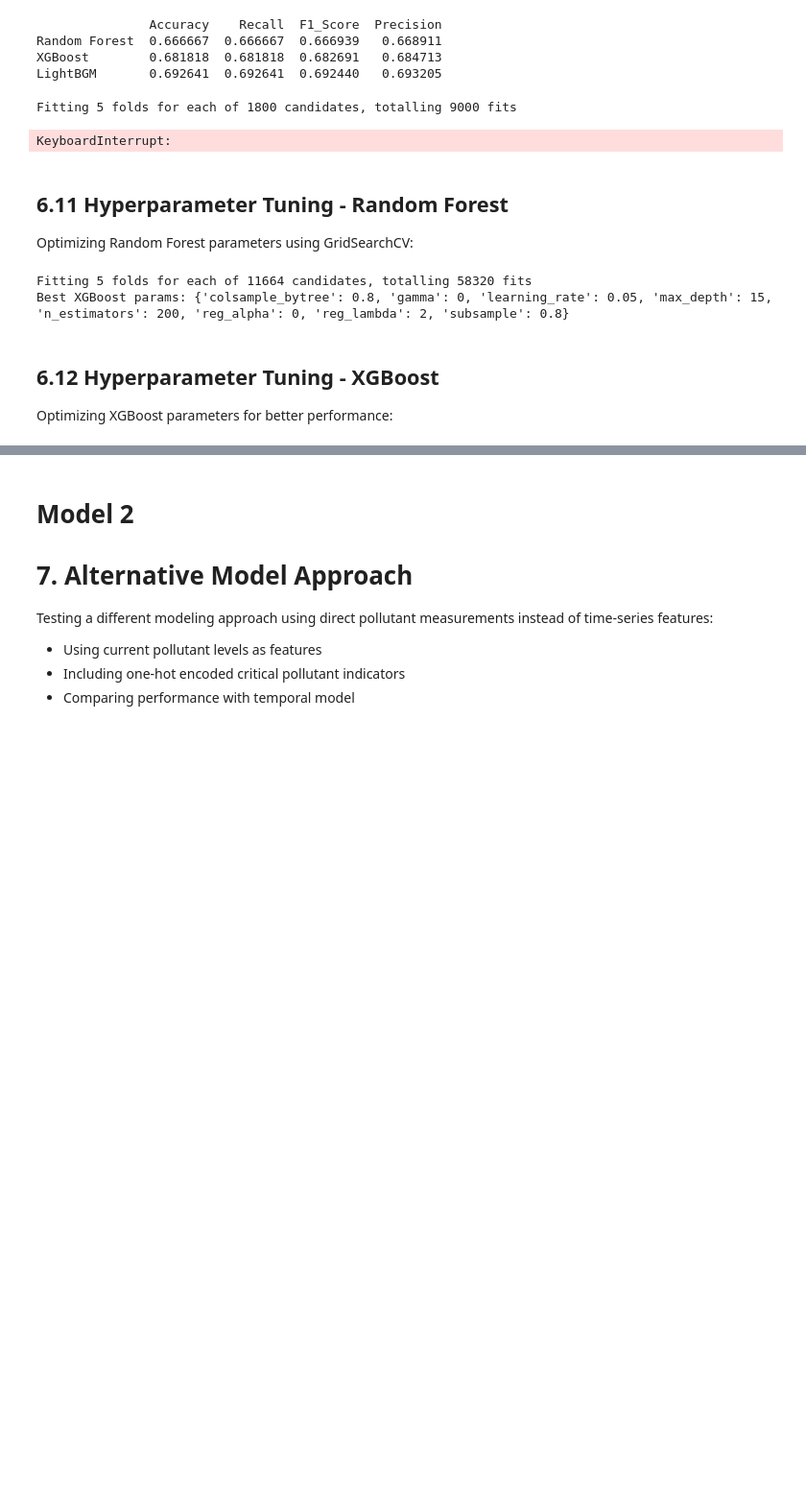
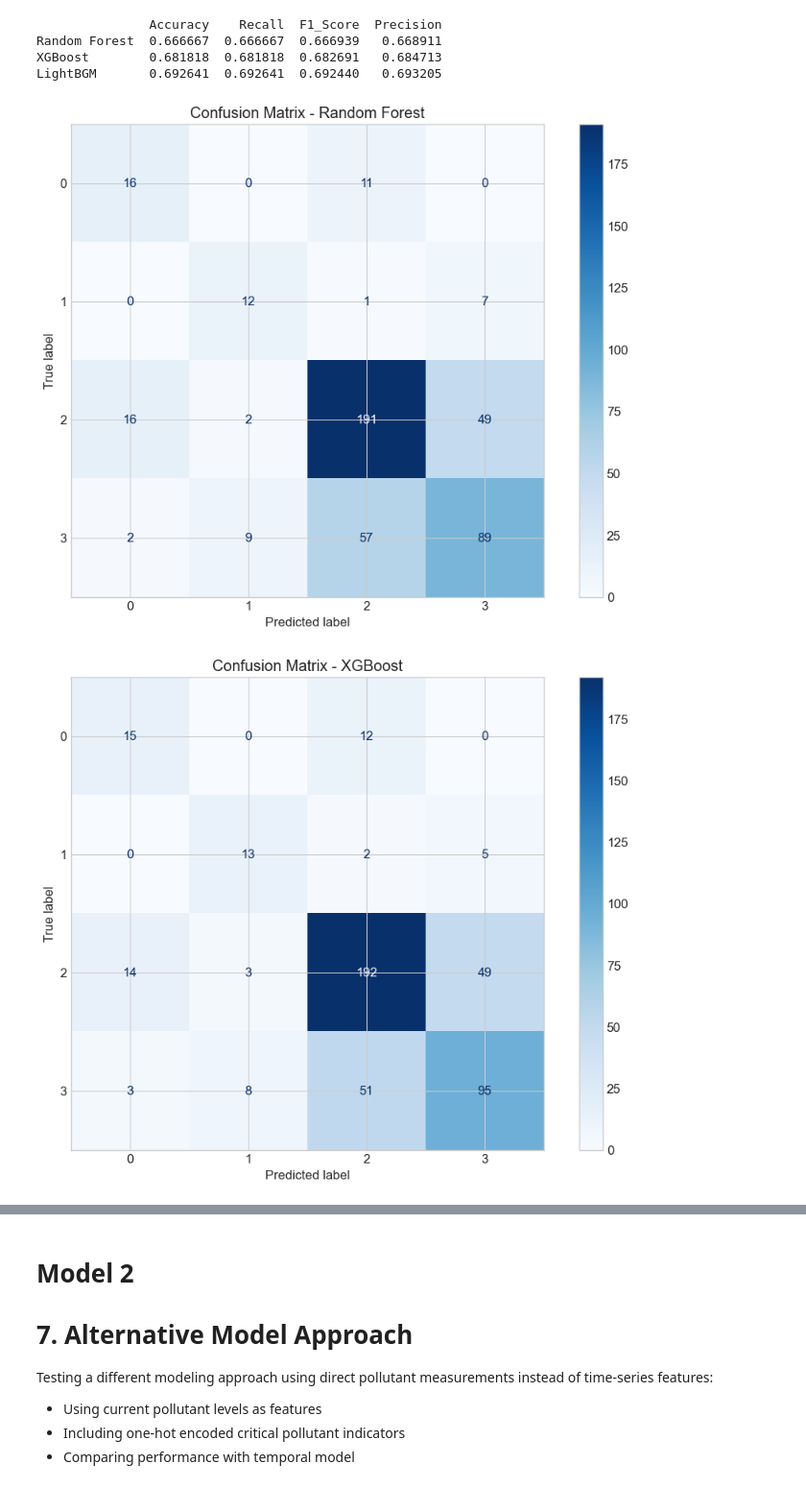
Before and after one commit to NandoG1/Model-Air-Quality-Index-in-Jakarta, a Jupyter notebook: model.ipynb, the cells around one changed output, grey strips where cells are left out. Shown at 96% size. Drawn from its saved outputs; the diff is of its cells as text; code cells hidden in the pictures; blank space fills up the shorter version.

```diff
--- a/model.ipynb
+++ b/model.ipynb
@@ -648,8 +581,6 @@ Mean CV score: 0.8586, Std: 0.0305
 ## 6.9 Cross-Validation Evaluation
 Performing k-fold cross-validation to assess model stability and performance:
 # %%
-
-
 val_scores = {}
 
 for name, model in models.items():
@@ -670,13 +601,6 @@ for name, model in models.items():
     print(f"Validation F1 ({name}): {f1:.4f}")
     print(f"Validation Precision ({name}): {prec:.4f}")
     print(classification_report(y_val, y_val_pred))
-
-
-
-    with open("models/predict_date3.pkl", "wb") as file:
-        pickle.dump(model, file)
-
-    break
 # %% [output]
 Training Random Forest...
 Validation Accuracy (Random Forest): 0.6667
@@ -696,11 +622,3 @@ weighted avg       0.67      0.67      0.67       462
 # %% [markdown]
 ## 6.10 Model Training and Validation
 Training models and evaluating performance on validation set:
-# %%
-import joblib
-
-# Load model
-model = joblib.load('models/predict_date.pkl')
-
-# Lihat fitur yang digunakan saat training
-print(model.feature_names_in_)  # tersedia di sklearn >= 1.0
@@ -717,48 +633,16 @@ print(df_val_score)
 Random Forest  0.666667  0.666667  0.666939   0.668911
 XGBoost        0.681818  0.681818  0.682691   0.684713
 LightBGM       0.692641  0.692641  0.692440   0.693205
-# %%
-param_grid_rf = {
-    'n_estimators': [100, 150, 200, 300, 500],
-    'max_depth': [10, 20, 30, 50, None],
-    'min_samples_split': [2, 5, 8, 10],
-    'min_samples_leaf': [1, 2, 4],
-    'max_features': ['sqrt', 'log2', None],
-    'bootstrap': [True, False]
-}
-
-rf = RandomForestClassifier(random_state=42)
-grid_rf = GridSearchCV(rf, param_grid_rf, cv=5, n_jobs=-1, verbose=1, scoring='accuracy')
-grid_rf.fit(X_train, y_train)
-
-print(f"Best Random Forest params: {grid_rf.best_params_}")
-# %% [output]
-Fitting 5 folds for each of 1800 candidates, totalling 9000 fits
-KeyboardInterrupt:
-# %% [markdown]
-## 6.11 Hyperparameter Tuning - Random Forest
-Optimizing Random Forest parameters using GridSearchCV:
-# %%
-param_grid_xgb = {
-    'n_estimators': [100, 200, 300],
-    'max_depth': [3, 6, 10, 15],
-    'learning_rate': [0.01, 0.05, 0.1, 0.2],
-    'subsample': [0.6, 0.8, 1.0],
-    'colsample_bytree': [0.6, 0.8, 1.0],
-    'gamma': [0, 1, 5],
-    'reg_alpha': [0, 0.1, 1],
-    'reg_lambda': [1, 1.5, 2],
-}
-
-xgb = XGBClassifier(objective='multi:softmax', num_class=4, random_state=42)
-
-grid_xgb = GridSearchCV(xgb, param_grid_xgb, cv=5, n_jobs=-1, verbose=1, scoring='accuracy')
-grid_xgb.fit(X_train, y_train)
-
-print(f"Best XGBoost params: {grid_xgb.best_params_}")
-# %% [output]
-Fitting 5 folds for each of 11664 candidates, totalling 58320 fits
-Best XGBoost params: {'colsample_bytree': 0.8, 'gamma': 0, 'learning_rate': 0.05, 'max_depth': 15, 'n_estimators': 200, 'reg_alpha': 0, 'reg_lambda': 2, 'subsample': 0.8}
-# %% [markdown]
-## 6.12 Hyperparameter Tuning - XGBoost
-Optimizing XGBoost parameters for better performance:
+# %%
+for name, model in models.items():
+    y_val_pred = model.predict(X_val)
+
+    cm = confusion_matrix(y_val, y_val_pred)
+    disp = ConfusionMatrixDisplay(confusion_matrix=cm)
+
+    disp.plot(cmap=plt.cm.Blues)
+    plt.title(f"Confusion Matrix - {name}")
+    plt.show()
+# %% [output]
+[figure, added]
+[figure, added]
```
Also changed, not shown: parts of 60 cells of this notebook.
